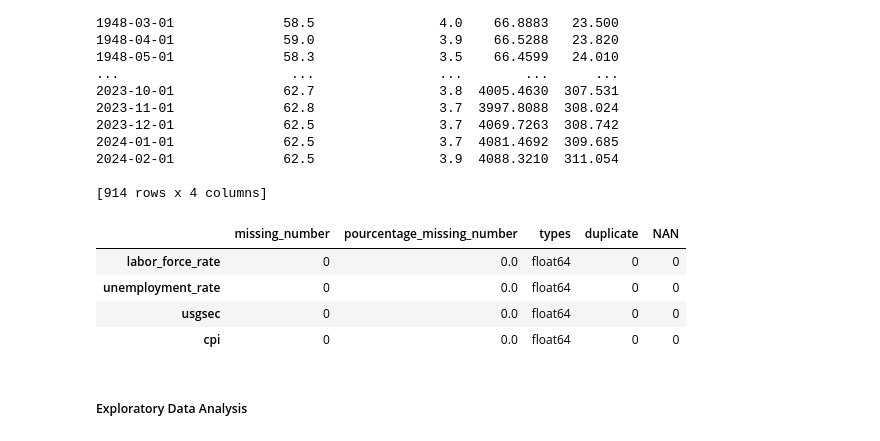
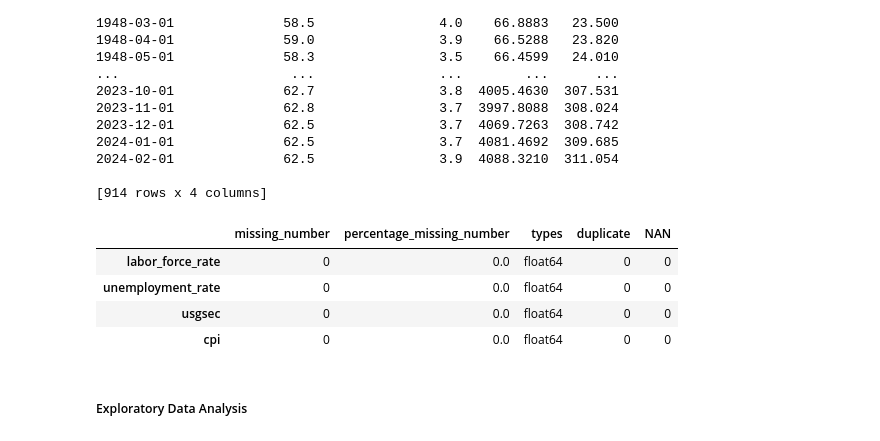
Before and after one commit to felipedds/economic-analysis-fred, a Jupyter notebook: notebooks/analysis.ipynb, the cells around one changed output. Saved outputs shown, nothing was run; the diff lists cells and outputs as text; code cells hidden in the pictures.

```diff
--- a/notebooks/analysis.ipynb
+++ b/notebooks/analysis.ipynb
@@ -137,18 +135,18 @@ date
 # %%
 # Analyze the missing values and duplicates in the DataFrame
 def analyze_missing_and_duplicates(data: pd.DataFrame) -> pd.DataFrame:
     n = data.shape[0]
     ret = pd.DataFrame(data.isnull().sum(), columns=["missing_number"])
-    ret["pourcentage_missing_number"] = (ret["missing_number"] / n) * 100
+    ret["percentage_missing_number"] = (ret["missing_number"] / n) * 100
     ret["types"] = data.dtypes
     ret["duplicate"] = data.duplicated(keep=False).sum()
     ret["NAN"] = data.isna().sum()
     return pd.DataFrame(ret)
 
 
 analyze_missing_and_duplicates(main_df)
 # %% [output]
-|  | missing_number | pourcentage_missing_number | types | duplicate | NAN |
+|  | missing_number | percentage_missing_number | types | duplicate | NAN |
 | labor_force_rate | 0 | 0.0 | float64 | 0 | 0 |
 | unemployment_rate | 0 | 0.0 | float64 | 0 | 0 |
 | usgsec | 0 | 0.0 | float64 | 0 | 0 |
```
Also changed, not shown: parts of 20 cells of this notebook, 3 other files.
